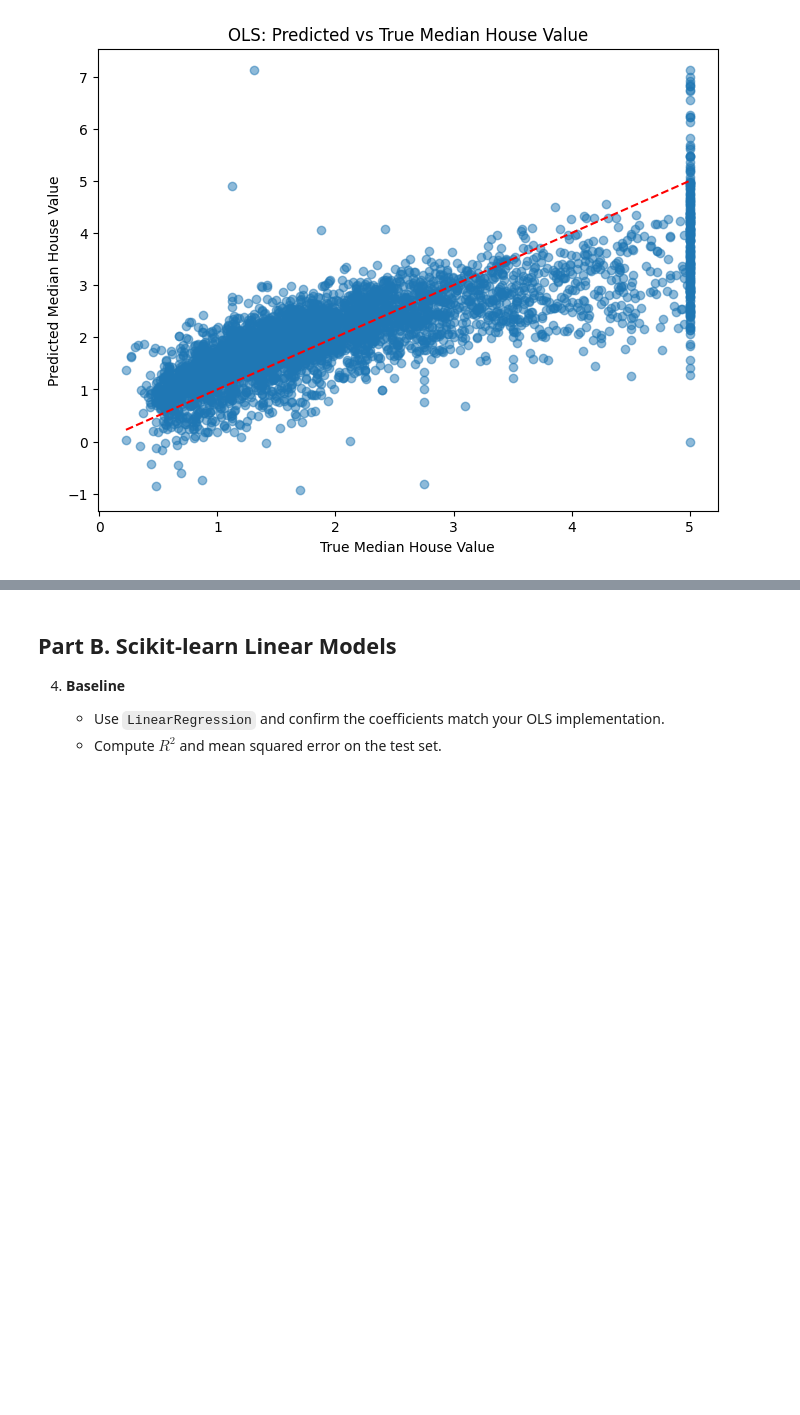
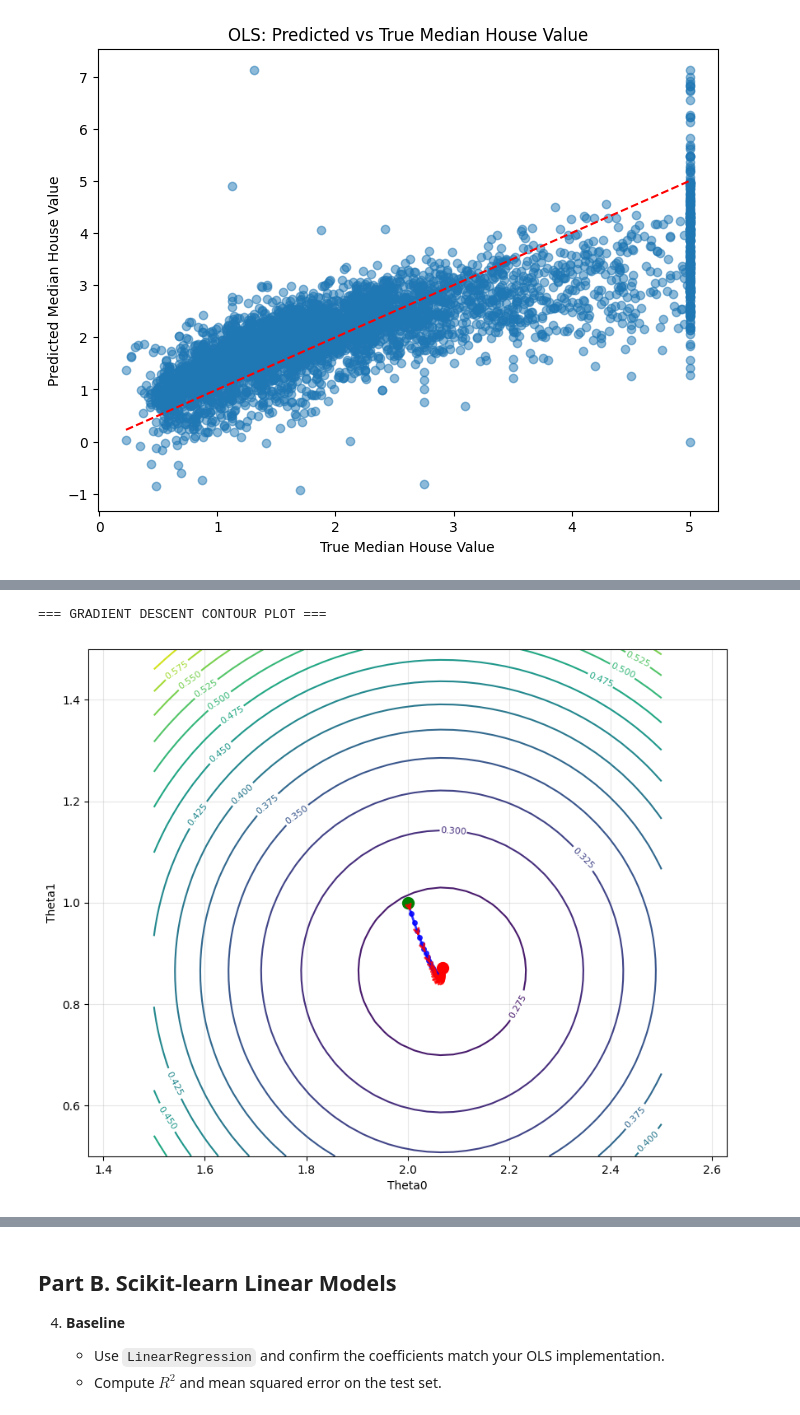
Before and after one commit to bsanchezv/ENEI-2025-ML1-Tarea1, a Jupyter notebook: tarea1.ipynb, the cells around one changed output, grey strips where cells are left out. Cells and saved outputs as stored; diff of their text form; code cells hidden in the pictures; blank space fills up the shorter version.

```diff
--- a/tarea1.ipynb
+++ b/tarea1.ipynb
@@ -175,0 +317,80 @@ plt.show()
+# %%
+# Contour Plot Visualization
+
+print("\n=== GRADIENT DESCENT CONTOUR PLOT ===") # Only for 2 features
+
+
+def mse_2d(theta0, theta1, fixed_theta):
+    theta_full = fixed_theta.copy()
+    theta_full[0] = theta0
+    theta_full[1] = theta1
+    return mean_squared_error(theta_full, X_train_b, y_train)
+
+# Creating grid for contour plot
+theta0_range = np.linspace(1.5, 2.5, 40)
+theta1_range = np.linspace(0.5, 1.5, 50)
+theta0_grid, theta1_grid = np.meshgrid(theta0_range, theta1_range)
+
+base_theta = theta_gd1.copy()
+
+# Evaluating MSE on the grid
+mse_grid = np.zeros_like(theta0_grid)
+for i in range(len(theta0_range)):
+    for j in range(len(theta1_range)):
+        mse_grid[j, i] = mse_2d(theta0_grid[j, i], theta1_grid[j, i], base_theta)
+
+
+theta, theta_prev = np.array([2,1] + [0]*(X_train_b.shape[1]-2)), np.ones(X_train_b.shape[1])
+step_size = 0.1
+trajectory_theta0 = [theta[0]]
+trajectory_theta1 = [theta[1]]
+trajectory_gradients = []
+iter = 0
+
+while np.linalg.norm(theta - theta_prev) > threshold and iter < max_iter:
+    theta_prev = theta.copy()
+    gradient = mse_gradient(theta, X_train_b, y_train)
+    theta = theta_prev - step_size * gradient
+
+    trajectory_theta0.append(theta[0])
+    trajectory_theta1.append(theta[1])
+    trajectory_gradients.append(gradient[:2])
+
+    iter += 1
+    if iter > 100:
+        break
+
+# Contour plot
+plt.figure(figsize=(10, 8))
+
+# Level curves
+contours = plt.contour(theta0_grid, theta1_grid, mse_grid, levels=15)
+plt.clabel(contours, inline=True, fontsize=8)
+
+# Trajectory of gradient descent
+trajectory_theta0 = np.array(trajectory_theta0)
+trajectory_theta1 = np.array(trajectory_theta1)
+plt.plot(trajectory_theta0, trajectory_theta1, 'bo-', markersize=4, linewidth=2, alpha=0.8, label='GD Path')
+
+# Start and end points
+plt.plot(trajectory_theta0[0], trajectory_theta1[0], 'go', markersize=10, label='Start')
+plt.plot(trajectory_theta0[-1], trajectory_theta1[-1], 'ro', markersize=10, label='End')
+
+# Arrows for gradients
+for i in range(0, len(trajectory_theta0)-1, 3):
+    if i < len(trajectory_gradients):
+        grad = trajectory_gradients[i]
+
+        plt.annotate('', xy=(trajectory_theta0[i] - 0.1*grad[0], trajectory_theta1[i] - 0.1*grad[1]),
+                    xytext=(trajectory_theta0[i], trajectory_theta1[i]),
+                    arrowprops={'arrowstyle': '->', 'lw': 2, 'color': 'red', 'alpha': 0.8})
+
+plt.xlabel('Theta0')
+plt.ylabel('Theta1')
+
+plt.axis('equal')
+plt.grid(True, alpha=0.3)
+plt.show()
+# %% [output]
+=== GRADIENT DESCENT CONTOUR PLOT ===
+[figure, added]
```
Also changed, not shown: parts of 21 cells of this notebook.
